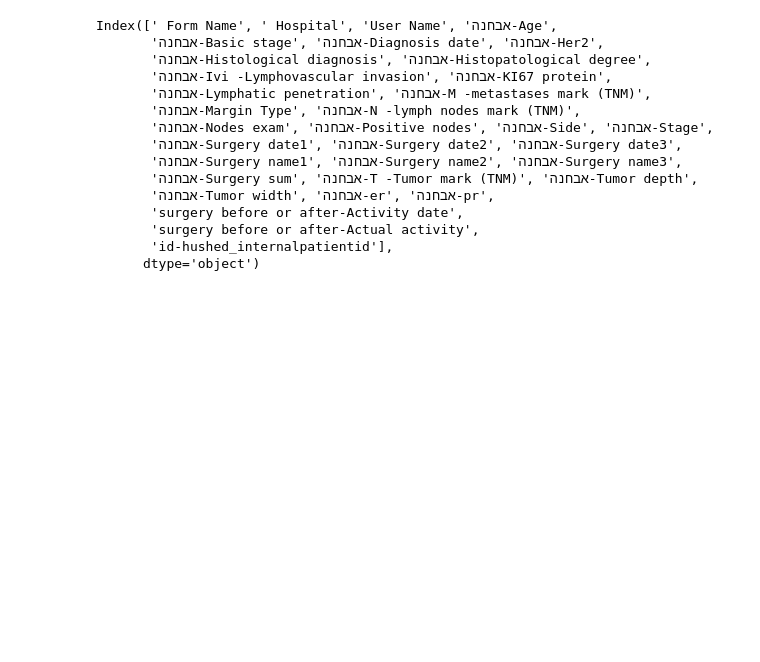
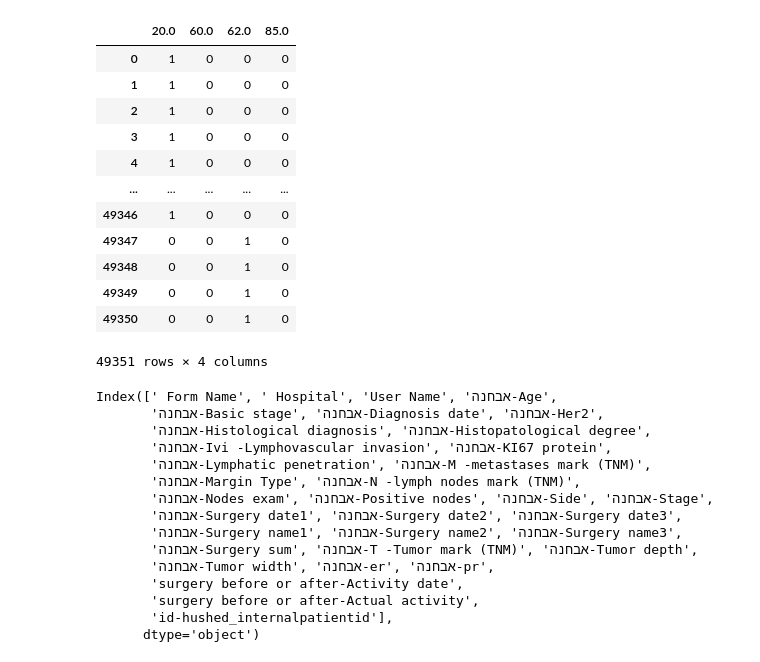
Before and after one commit to alonBenTzion/IML.hakaton, a Jupyter notebook: Data and Supplementary Material-20220601/Mission 2 - Breast Cancer/test.ipynb, the cells around one changed output. Drawn from its saved outputs; the diff is of its cells as text; code cells hidden in the pictures; blank space fills up the shorter version.

```diff
--- a/Data and Supplementary Material-20220601/Mission 2 - Breast Cancer/test.ipynb
+++ b/Data and Supplementary Material-20220601/Mission 2 - Breast Cancer/test.ipynb
@@ -7,3 +35,27 @@ import numpy as np
+# %%
+o = data[" Hospital"]
+# data.columns
+pd.get_dummies(data[" Hospital"])
+
+
+def make_dummies(col_name, data: pd.DataFrame):
+    col = data[col_name]
+    dummy = pd.get_dummies(col)
+    data.merge()
+# %% [output]
+|  | 20.0 | 60.0 | 62.0 | 85.0 |
+| 0 | 1 | 0 | 0 | 0 |
+| 1 | 1 | 0 | 0 | 0 |
+| 2 | 1 | 0 | 0 | 0 |
+| 3 | 1 | 0 | 0 | 0 |
+| 4 | 1 | 0 | 0 | 0 |
+| ... | ... | ... | ... | ... |
+| 49346 | 1 | 0 | 0 | 0 |
+| 49347 | 0 | 0 | 1 | 0 |
+| 49348 | 0 | 0 | 1 | 0 |
+| 49349 | 0 | 0 | 1 | 0 |
+| 49350 | 0 | 0 | 1 | 0 |
+49351 rows × 4 columns
 # %%
 data.columns
 # %% [output]
```
Also changed, not shown: parts of 6 cells of this notebook.
